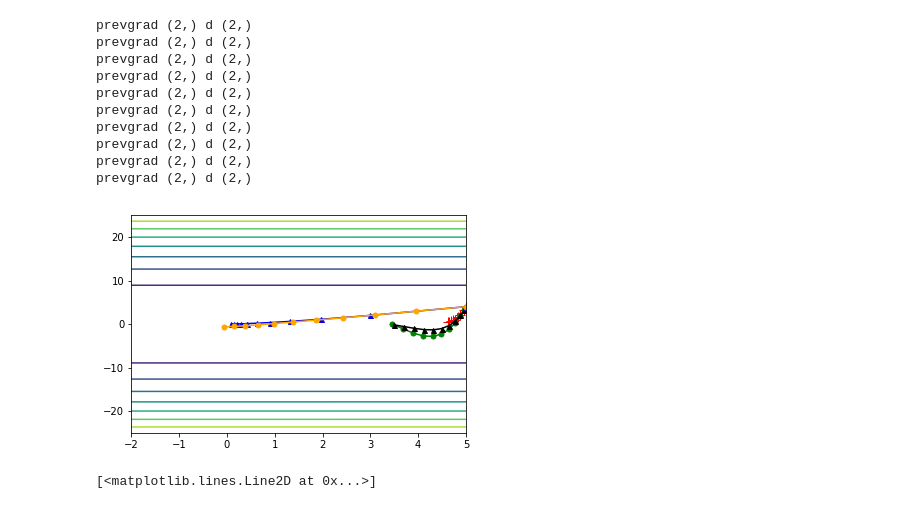
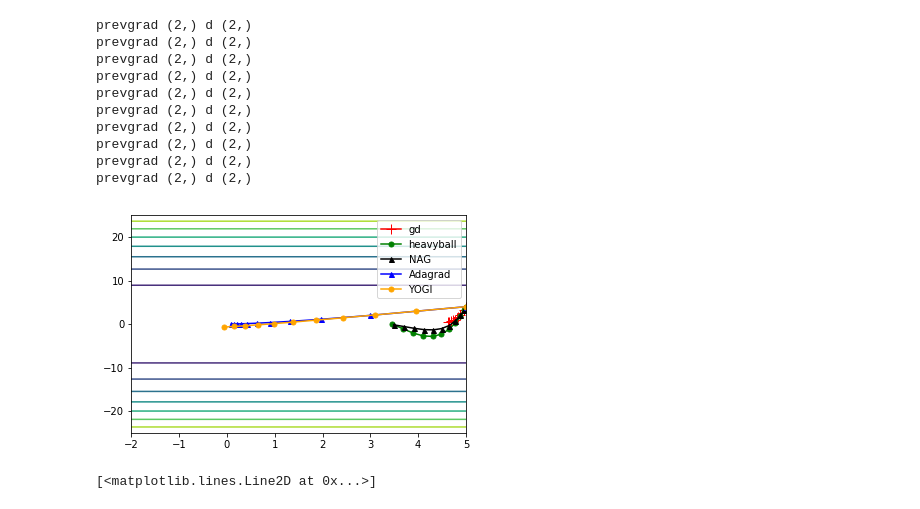
Before and after one commit to priya-sapra/mlopt-yogi, a Jupyter notebook: adaptive-methods-yogi.ipynb, the cells around one changed output. Saved outputs shown, nothing was run; the diff lists cells and outputs as text; code cells hidden in the pictures.

Commit message:
yogi for lecture 14

```diff
--- a/adaptive-methods-yogi.ipynb
+++ b/adaptive-methods-yogi.ipynb
@@ -56,7 +56,7 @@ def yogi(df, x0, b1, b2, a, T, eps=10**(-8)):
     xhist = [x0]
     m = 0
     v = 0
-    eta = 2.0
+    eta = 3.0
     for t in np.arange(1, T+1):
         eta = 1.0/(1.0+a*t)
         prevx = xhist[-1]
@@ -100,28 +100,29 @@ prevgrad (2,) d (2,)
 # %%
 # Plot the contours of f and the history of the point estimates
 
 xrange = np.linspace(-2,5)
 yrange = np.linspace(-25,25)
 X,Y = np.meshgrid(xrange, yrange)
 Z = np.array([z for z in map(f, zip(X.flatten(), Y.flatten()))])
 Z = Z.reshape(X.shape)
-gdlines = mline.Line2D(gdxhist[:,0], gdxhist[:,1], color='red', marker='+', markersize=10)
-hblines = mline.Line2D(hbxhist[:,0], hbxhist[:,1], color='green', marker='o', markersize=5)
-naglines = mline.Line2D(nagxhist[:,0], nagxhist[:,1], color='black', marker='^', markersize=5)
-aglines = mline.Line2D(agxhist[:,0], agxhist[:,1], color='blue', marker='^', markersize=5)
-yglines = mline.Line2D(ygxhist[:,0], ygxhist[:,1], color='orange', marker='o', markersize=5)
+gdlines = mline.Line2D(gdxhist[:,0], gdxhist[:,1], color='red', marker='+', markersize=10, label="gd")
+hblines = mline.Line2D(hbxhist[:,0], hbxhist[:,1], color='green', marker='o', markersize=5, label="heavyball")
+naglines = mline.Line2D(nagxhist[:,0], nagxhist[:,1], color='black', marker='^', markersize=5, label="NAG")
+aglines = mline.Line2D(agxhist[:,0], agxhist[:,1], color='blue', marker='^', markersize=5, label="Adagrad")
+yglines = mline.Line2D(ygxhist[:,0], ygxhist[:,1], color='orange', marker='o', markersize=5, label="YOGI")
 
 fig, ax = plt.subplots()
 ax.contour(X,Y,Z)
 transform = ax.transAxes
 ax.add_line(gdlines)
 ax.add_line(hblines)
 ax.add_line(naglines)
 ax.add_line(aglines)
 ax.add_line(yglines)
+ax.legend()
 plt.show()
 # %% [output]
-[figure, old version]
+[figure, new version]
 # %%
 # Plot the size of the gradient vs iteration
 gradnorm = lambda x: np.linalg.norm(df(x))
```
